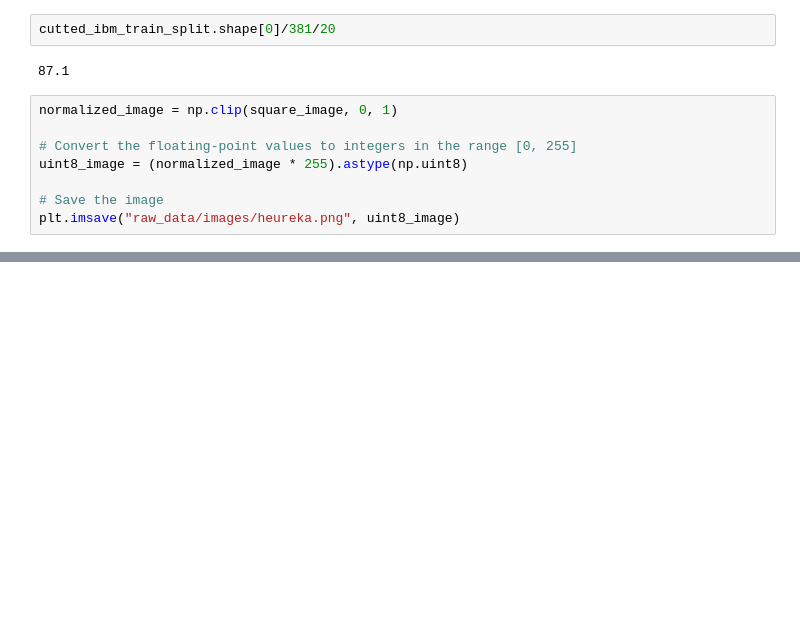
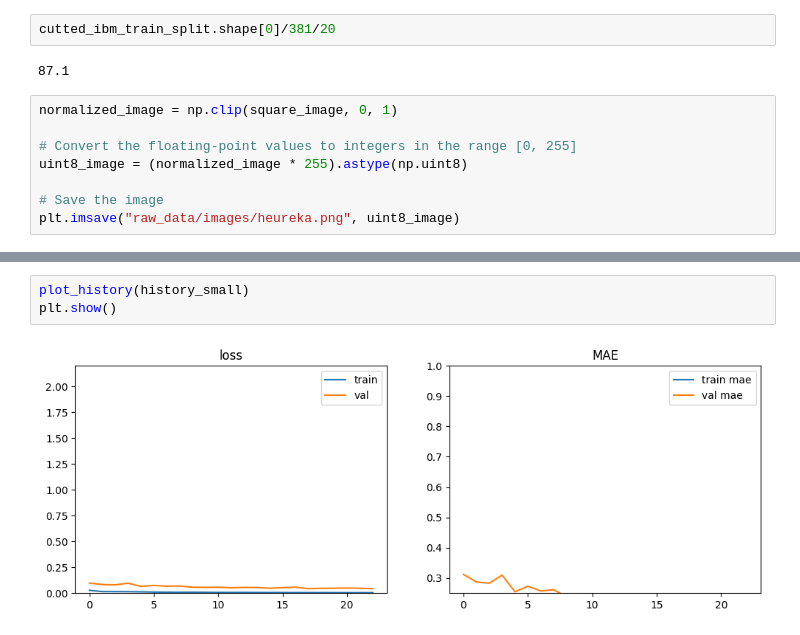
Before and after one commit to NicolasBuehringer/Bachelorarbeit, a Jupyter notebook: RV_calculation_new.ipynb, the cells around one changed output, grey strips where cells are left out. Cells and saved outputs as stored; diff of their text form; blank space fills up the shorter version.

```diff
--- a/RV_calculation_new.ipynb
+++ b/RV_calculation_new.ipynb
@@ -717,0 +806,5 @@ plt.imsave("raw_data/images/heureka.png", uint8_image)
+# %%
+plot_history(history_small)
+plt.show()
+# %% [output]
+[figure, added]
```
Also changed, not shown: parts of 13 cells of this notebook.
